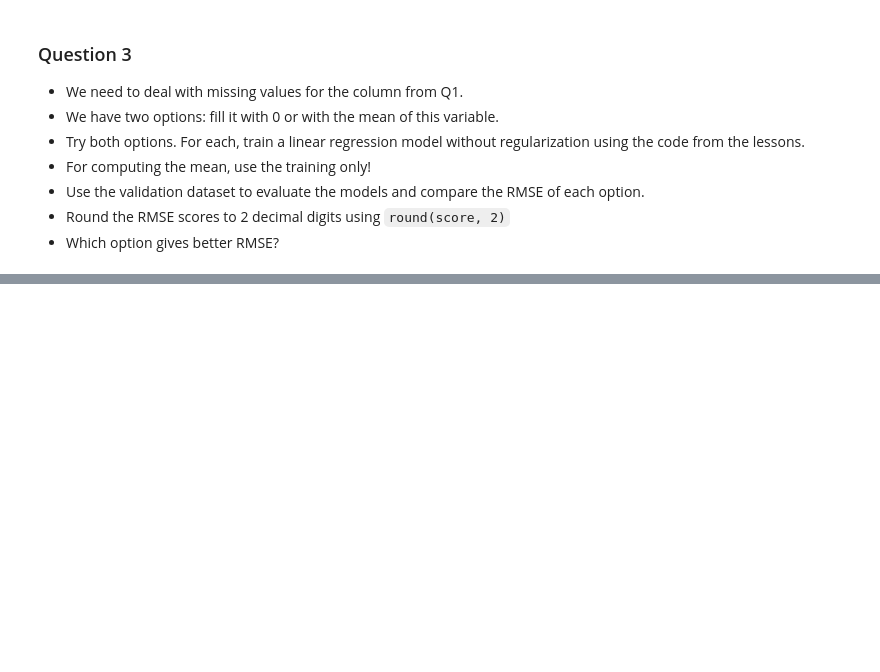
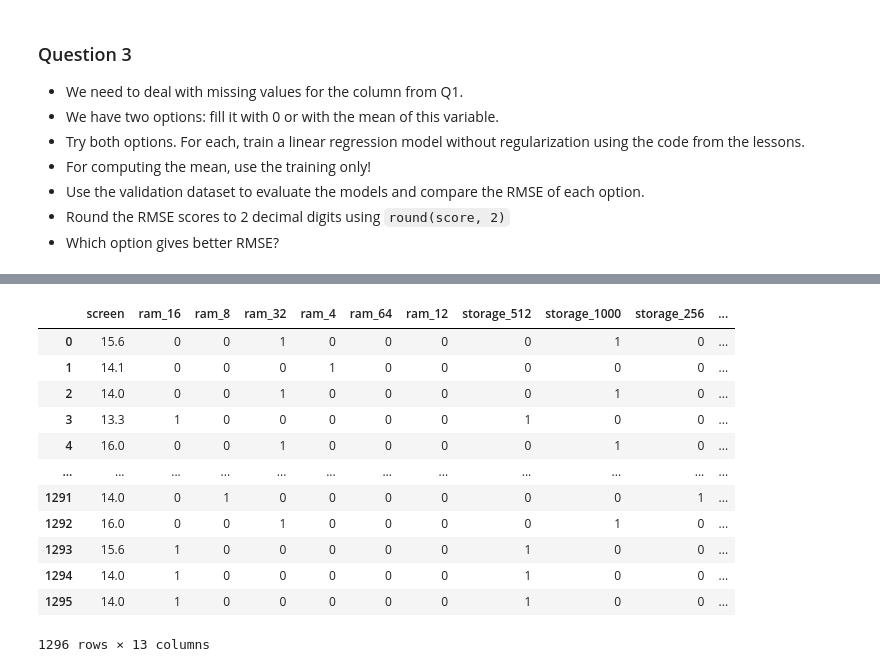
Before and after one commit to mathrick96/machine-learning-zoomcamp-homework, a Jupyter notebook: 02-regression/homework.ipynb, the cells around one changed output, grey strips where cells are left out. Drawn from its saved outputs; the diff is of its cells as text; code cells hidden in the pictures; blank space fills up the shorter version.

```diff
--- a/02-regression/homework.ipynb
+++ b/02-regression/homework.ipynb
@@ -242,2 +252,42 @@ len(y_pred_m)
 # %%
 ## TRY 1 HOT ENCODING THE CATEGORICAL VALUES
+## CATEGORICALS: RAM AND STORAGE
+
+def one_hot_encode(df, columns, k=6):
+    # in input mi viene dato il df e le colonne su cui fare 1HE, k è il numero di elementi da prendere
+    # devo tirare fuori in output un nuovo df con le colonne encoded
+    #
+
+    df = df.copy()
+
+    categorical = {}
+    # dict that contains as key the name of the column and as value a list of the six more
+    for c in columns:
+        categorical[c] = list(df[c].value_counts().nlargest(k).index)
+y_train = (df_train.final_price.values)
+y_val = (df_val.final_price.values)
+y_test = (df_test.final_price.values)
+    for col in columns:
+        for item in categorical[col]:
+            df[f'{col}_{item}'] = (df[col] == item).astype(int)
+        del df[f'{col}']
+
+
+    return df
+
+
+one_hot_encode(df_train_0, ['ram', 'storage'])
+# %% [output]
+|  | screen | ram_16 | ram_8 | ram_32 | ram_4 | ram_64 | ram_12 | storage_512 | storage_1000 | storage_256 | ... |
+| 0 | 15.6 | 0 | 0 | 1 | 0 | 0 | 0 | 0 | 1 | 0 | ... |
+| 1 | 14.1 | 0 | 0 | 0 | 1 | 0 | 0 | 0 | 0 | 0 | ... |
+| 2 | 14.0 | 0 | 0 | 1 | 0 | 0 | 0 | 0 | 1 | 0 | ... |
+| 3 | 13.3 | 1 | 0 | 0 | 0 | 0 | 0 | 1 | 0 | 0 | ... |
+| 4 | 16.0 | 0 | 0 | 1 | 0 | 0 | 0 | 0 | 1 | 0 | ... |
+| ... | ... | ... | ... | ... | ... | ... | ... | ... | ... | ... | ... |
+| 1291 | 14.0 | 0 | 1 | 0 | 0 | 0 | 0 | 0 | 0 | 1 | ... |
+| 1292 | 16.0 | 0 | 0 | 1 | 0 | 0 | 0 | 0 | 1 | 0 | ... |
+| 1293 | 15.6 | 1 | 0 | 0 | 0 | 0 | 0 | 1 | 0 | 0 | ... |
+| 1294 | 14.0 | 1 | 0 | 0 | 0 | 0 | 0 | 1 | 0 | 0 | ... |
+| 1295 | 14.0 | 1 | 0 | 0 | 0 | 0 | 0 | 1 | 0 | 0 | ... |
+1296 rows × 13 columns
```
Also changed, not shown: parts of 17 cells of this notebook.
